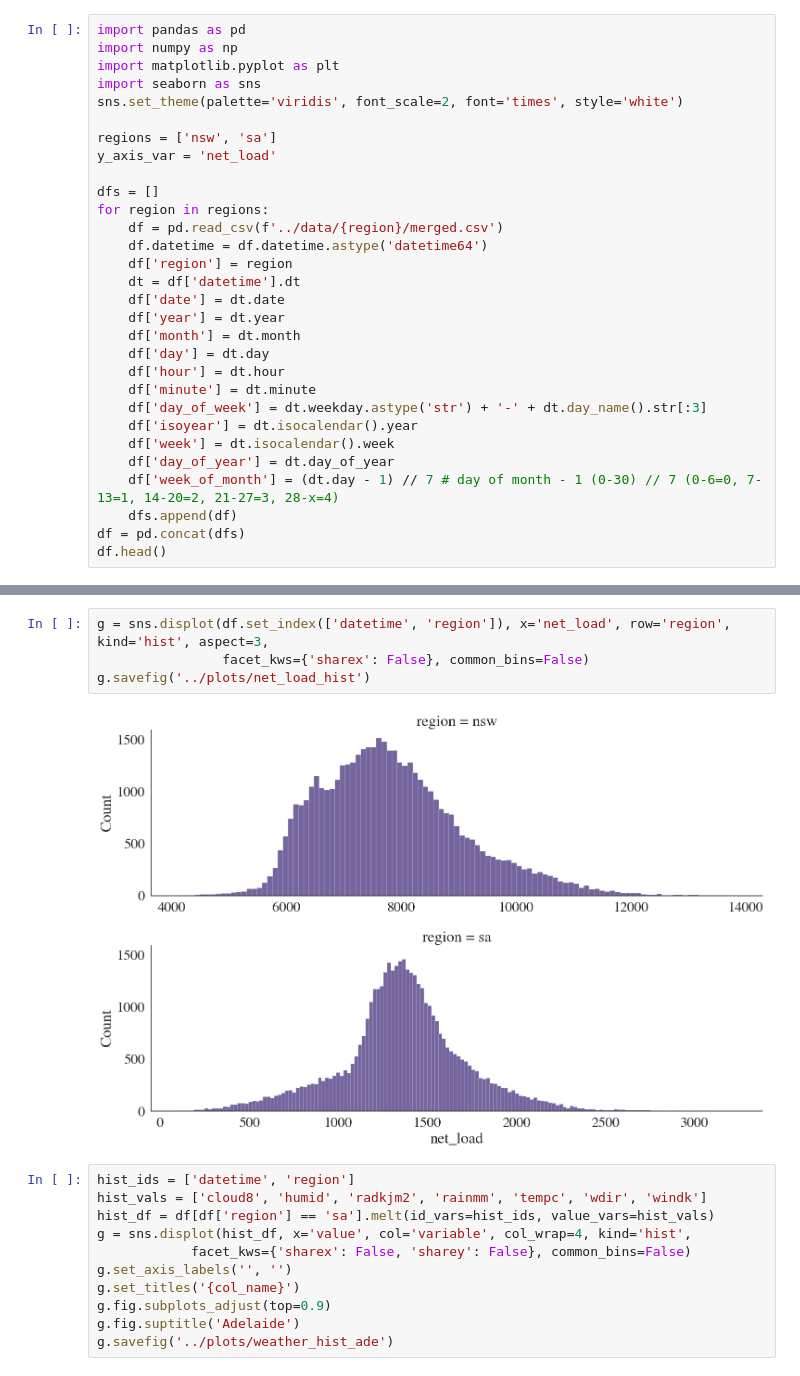
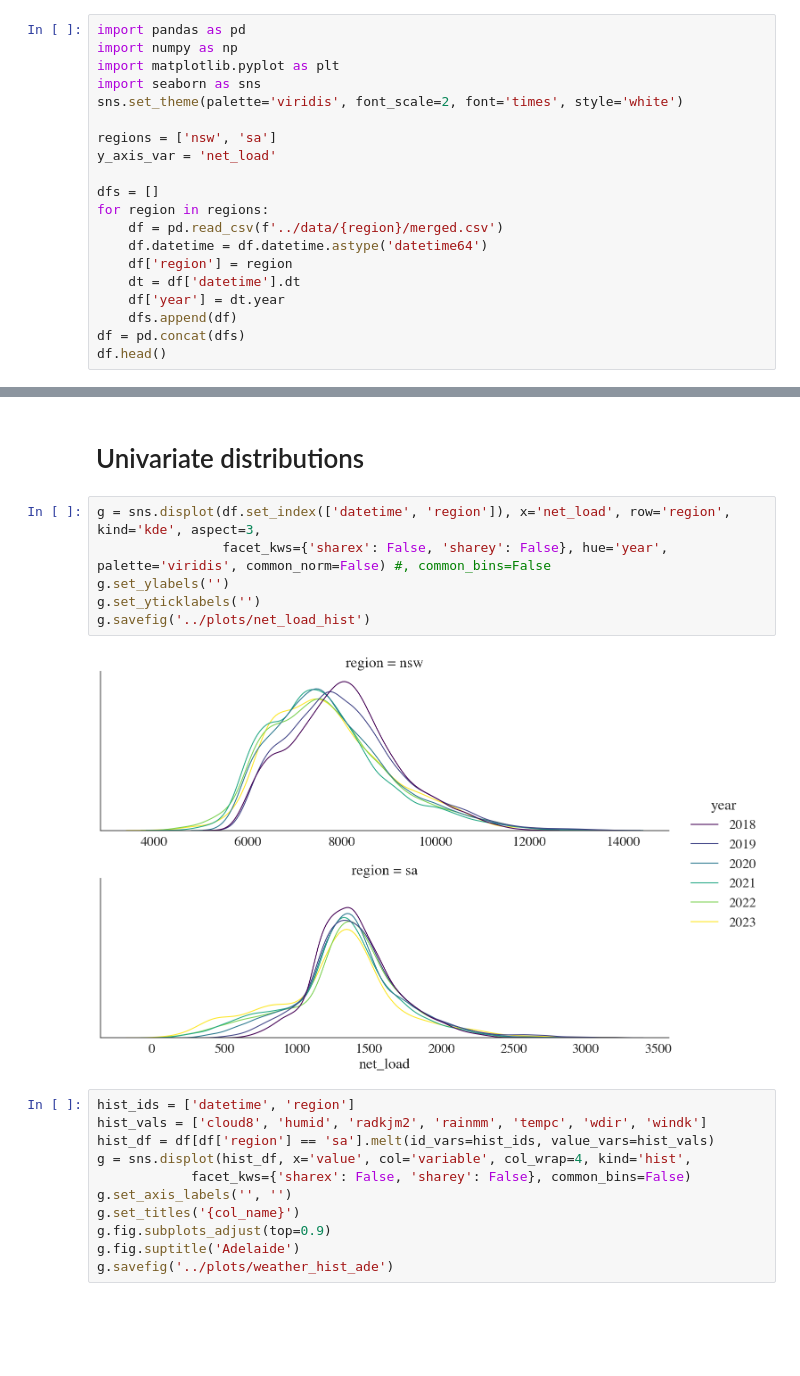
Before and after one commit to chaserobertson/tesla-stlf, a Jupyter notebook: notebooks/eda_univariate.ipynb, the cells around one changed output, grey strips where cells are left out. Cells and saved outputs as stored; diff of their text form; blank space fills up the shorter version.

Commit message:
update univariate stuff

```diff
--- a/notebooks/eda_univariate.ipynb
+++ b/notebooks/eda_univariate.ipynb
@@ -14,17 +14,7 @@ for region in regions:
     df.datetime = df.datetime.astype('datetime64')
     df['region'] = region
     dt = df['datetime'].dt
-    df['date'] = dt.date
     df['year'] = dt.year
-    df['month'] = dt.month
-    df['day'] = dt.day
-    df['hour'] = dt.hour
-    df['minute'] = dt.minute
-    df['day_of_week'] = dt.weekday.astype('str') + '-' + dt.day_name().str[:3]
-    df['isoyear'] = dt.isocalendar().year
-    df['week'] = dt.isocalendar().week
-    df['day_of_year'] = dt.day_of_year
-    df['week_of_month'] = (dt.day - 1) // 7 # day of month - 1 (0-30) // 7 (0-6=0, 7-13=1, 14-20=2, 21-27=3, 28-x=4)
     dfs.append(df)
 df = pd.concat(dfs)
 df.head()
@@ -39,9 +29,13 @@ df.head()
+# %% [markdown]
+# Univariate distributions
 # %%
-g = sns.displot(df.set_index(['datetime', 'region']), x='net_load', row='region', kind='hist', aspect=3,
-                facet_kws={'sharex': False}, common_bins=False)
+g = sns.displot(df.set_index(['datetime', 'region']), x='net_load', row='region', kind='kde', aspect=3,
+                facet_kws={'sharex': False, 'sharey': False}, hue='year', palette='viridis', common_norm=False) #, common_bins=False
+g.set_ylabels('')
+g.set_yticklabels('')
 g.savefig('../plots/net_load_hist')
 # %% [output]
-[figure, old version]
+[figure, new version]
 # %%
 hist_ids = ['datetime', 'region']
 hist_vals = ['cloud8', 'humid', 'radkjm2', 'rainmm', 'tempc', 'wdir', 'windk']
```
Also changed, not shown: parts of 34 cells of this notebook, 3 other files.
